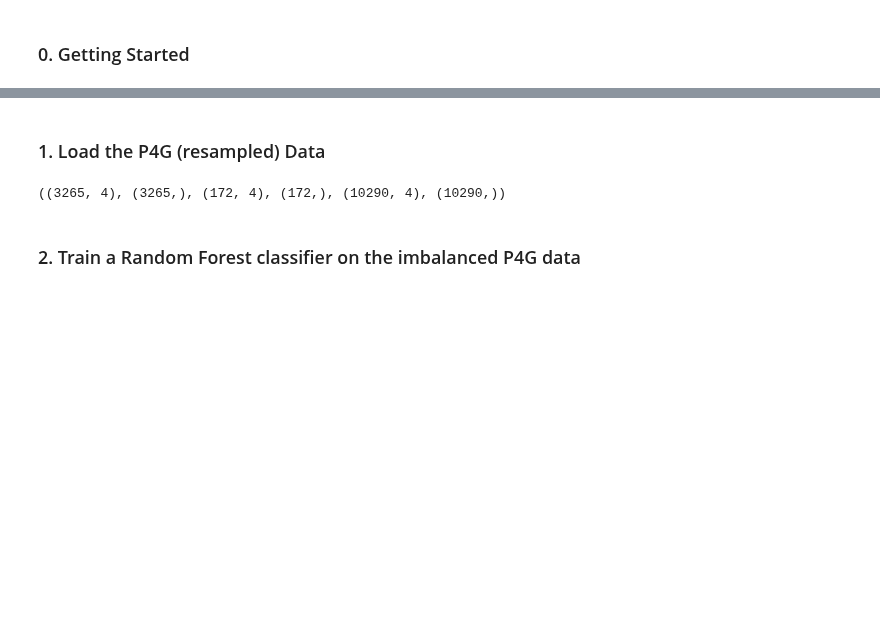
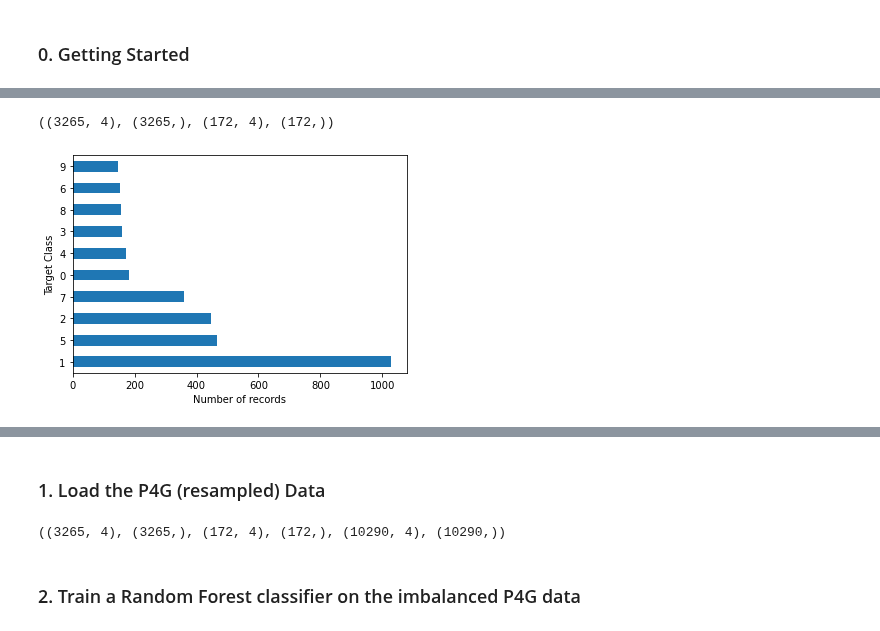
Before and after one commit to SRI-CSL/signal-public, a Jupyter notebook: colabs/transfer-learn-persuasion.ipynb, the cells around one changed output, grey strips where cells are left out. Cells and saved outputs as stored; diff of their text form; code cells hidden in the pictures; blank space fills up the shorter version.

```diff
--- a/colabs/transfer-learn-persuasion.ipynb
+++ b/colabs/transfer-learn-persuasion.ipynb
@@ -43,0 +262,5 @@ from sklearn.metrics import accuracy_score, confusion_matrix, classification_rep
+# %%
+# Separating the independent variables from dependent variables
+X = p4g_clean.iloc[:,:-1]
+y = p4g_clean.iloc[:,-1]
+X.shape, y.shape
@@ -43,0 +278,15 @@ from sklearn.metrics import accuracy_score, confusion_matrix, classification_rep
+# %%
+# Split train-test data
+X_train, X_test, y_train, y_test = train_test_split(X, y, test_size=0.05, random_state=1, stratify=y)
+X_train.shape, y_train.shape, X_test.shape, y_test.shape
+# %% [output]
+((3265, 4), (3265,), (172, 4), (172,))
+# %%
+count = y_train.value_counts()
+
+count.plot.barh()
+plt.xlabel('Number of records')
+plt.ylabel('Target Class')
+plt.show()
+# %% [output]
+[figure, added]
```
Also changed, not shown: parts of 64 cells of this notebook, 7 other files.
